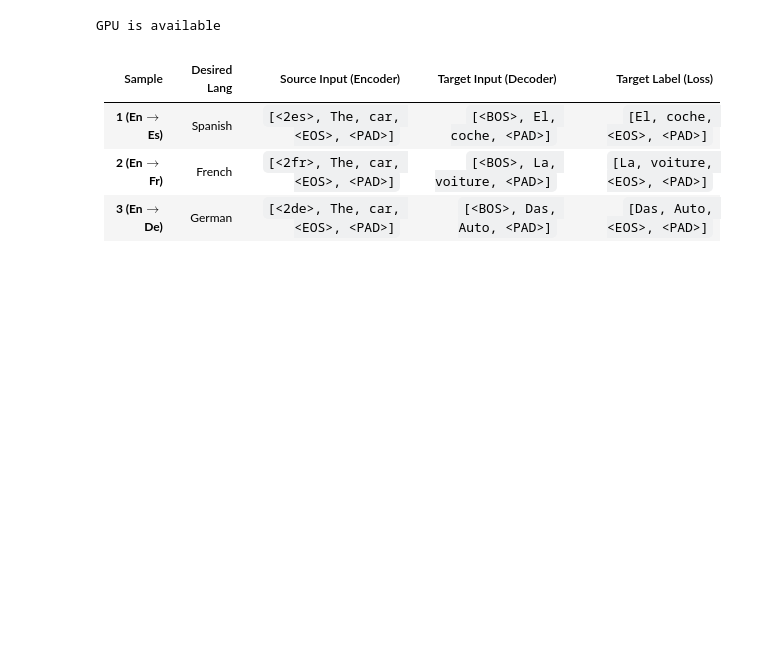
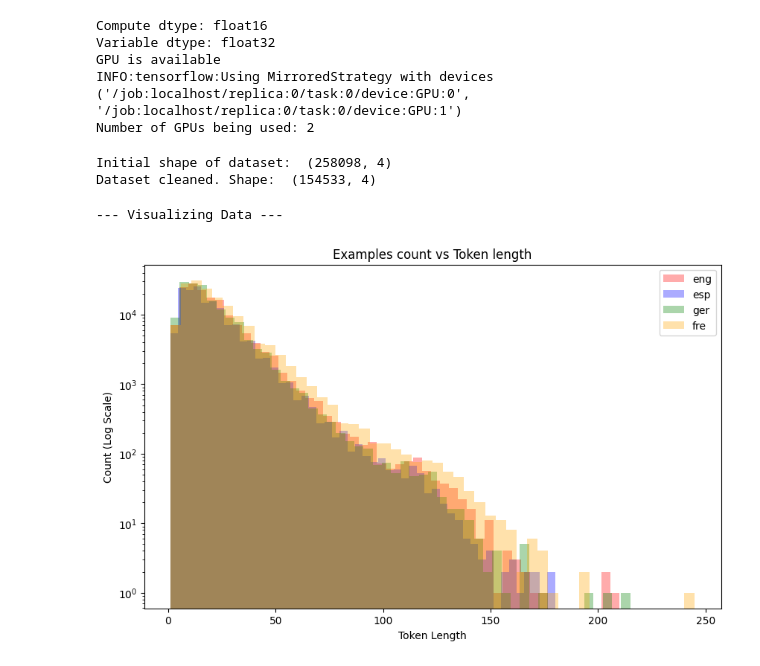
Before and after one commit to Warlord-10/Machine-Learning, a Jupyter notebook: Transformer/MNMT/multi-nmt.ipynb, the cells around one changed output. Drawn from its saved outputs; the diff is of its cells as text; code cells hidden in the pictures; blank space fills up the shorter version.

```diff
--- a/Transformer/MNMT/multi-nmt.ipynb
+++ b/Transformer/MNMT/multi-nmt.ipynb
@@ -1,81 +1,104 @@
 # %%
 import os
+import itertools
+import numpy as np
 import pandas as pd
-import numpy as np
 import tensorflow as tf
 from tensorflow.keras.models import Model, Sequential
 from tensorflow.keras.layers import Dense, Dropout, Embedding, Input, MultiHeadAttention, LayerNormalization, Layer
 from tensorflow.keras.optimizers import Adam
 from tensorflow.keras.callbacks import EarlyStopping, ModelCheckpoint
-import sentencepiece as spm
 from sklearn.model_selection import train_test_split
 import matplotlib.pyplot as plt
-import itertools
-from tokenizers.trainers import BpeTrainer
-from tokenizers import Tokenizer, models, trainers, pre_tokenizers, decoders, normalizers
-from tensorflow.keras import mixed_precision
+from tokenizers import Tokenizer, models, trainers, pre_tokenizers, normalizers
+
+tf.keras.mixed_precision.set_global_policy("mixed_float16")
+print("Compute dtype:", tf.keras.mixed_precision.global_policy().compute_dtype)
+print("Variable dtype:", tf.keras.mixed_precision.global_policy().variable_dtype)
 
 print("GPU is available" if tf.config.list_physical_devices('GPU') else "NOT AVAILABLE")
+
+strategy = tf.distribute.MirroredStrategy()
+print(f"Number of GPUs being used: {strategy.num_replicas_in_sync}")
+
+
+directory = "/kaggle/working/"
+for filename in os.listdir(directory):
+    file_path = os.path.join(directory, filename)
+
+    if os.path.isfile(file_path):
+        os.remove(file_path)
 # %% [output]
+Compute dtype: float16
+Variable dtype: float32
 GPU is available
+INFO:tensorflow:Using MirroredStrategy with devices ('/job:localhost/replica:0/task:0/device:GPU:0', '/job:localhost/replica:0/task:0/device:GPU:1')
+Number of GPUs being used: 2
 # %%
-# --- Configuration ---
 class Config:
-    MIX_VOCAB_SIZE = 32000
-    EMBED_DIM = 128
-    FF_DIM = 1024
+    MIX_VOCAB_SIZE = 24000
+    EMBED_DIM = 512
+    FF_DIM = int(1024)
     NUM_HEADS = 8
 
-    NUM_ENCODER_LAYERS = 4
-    NUM_DECODER_LAYERS = 4
+    NUM_ENCODER_LAYERS = 6
+    NUM_DECODER_LAYERS = 6
     DROPOUT_RATE = 0.1
     MAX_LENGTH = 64
-    BATCH_SIZE = 64
+    BATCH_SIZE = 128
     BUFFER_SIZE = 20000
-    EPOCHS = 50
-    WARMUP_STEPS = 4000
+    EPOCHS = 100
+    WARMUP_STEPS = 8000
 
-    # Use absolute paths or relative to execution
-    DATA_DIR = "/Users/deepanshu.joshi/Documents/Projects/ML/Transformer/MNMT"
+    CSV_PATH = os.path.join("/kaggle/input/datasets/deepanshu10joshi/multi-nmt-dataset", "data.csv")
+
+    DATA_DIR = "/kaggle/working/"
     SP_DIR = os.path.join(DATA_DIR, "sp_data")
     BPE_MODEL_PREFIX = os.path.join(DATA_DIR, "bpe_multi")
-    CSV_PATH = os.path.join(DATA_DIR, "multi-NMT.csv")
     TF_RECORD_TRAIN = os.path.join(DATA_DIR, "train.tfrecord")
     TF_RECORD_VAL = os.path.join(DATA_DIR, "val.tfrecord")
 
     IS_TRAINING = True
 
 config = Config()
+# %%
+def clean_dataset(df):
+    print("Initial shape of dataset: ", df.shape)
+    df = df.dropna()
+    df = df.reset_index(drop=True)
+    print("Dataset cleaned. Shape: ", df.shape)
+    return df
+
+dataset = pd.read_csv(config.CSV_PATH)
+dataset = clean_dataset(dataset)
+# %% [output]
+Initial shape of dataset:  (258098, 4)
+Dataset cleaned. Shape:  (154533, 4)
 # %%
 def visualize_data(df):
     print("--- Visualizing Data ---")
     # Histogram of sentence length in tokens
     # Note: Just splitting by space as a rough approximation similar to original notebook
     eng_length = [len(str(sentence).split()) for sentence in df["english"].dropna()]
     esp_length = [len(str(sentence).split()) for sentence in df["spanish"].dropna()]
     ger_length = [len(str(sentence).split()) for sentence in df["german"].dropna()]
     fre_length = [len(str(sentence).split()) for sentence in df["french"].dropna()]
 
     plt.figure(figsize=(10, 6))
     plt.hist(eng_length, label="eng", color="red", alpha=0.33, bins=50)
     plt.hist(esp_length, label="esp", color="blue", alpha=0.33, bins=50)
     plt.hist(ger_length, label="ger", color="green", alpha=0.33, bins=50)
     plt.hist(fre_length, label="fre", color="orange", alpha=0.33, bins=50)
 
     plt.yscale("log")
     plt.legend()
     plt.title("Examples count vs Token length")
     plt.xlabel("Token Length")
     plt.ylabel("Count (Log Scale)")
+    plt.show()
 
-    output_path = os.path.join(config.DATA_DIR, "dataset_visualization.png")
-    plt.savefig(output_path)
-    print(f"Visualization saved to {output_path}")
-    plt.close()
+visualize_data(dataset)
+# %% [output]
+--- Visualizing Data ---
+[figure, added]
-# %% [markdown]
-| Sample | Desired Lang | Source Input (Encoder) | Target Input (Decoder) | Target Label (Loss) |
-| :--- | :--- | :--- | :--- | :--- |
-| **1 (En$\to$Es)** | Spanish | `[<2es>, The, car, <EOS>, <PAD>]` | `[<BOS>, El, coche, <PAD>]` | `[El, coche, <EOS>, <PAD>]` |
-| **2 (En$\to$Fr)** | French | `[<2fr>, The, car, <EOS>, <PAD>]` | `[<BOS>, La, voiture, <PAD>]`| `[La, voiture, <EOS>, <PAD>]`|
-| **3 (En$\to$De)** | German | `[<2de>, The, car, <EOS>, <PAD>]` | `[<BOS>, Das, Auto, <PAD>]` | `[Das, Auto, <EOS>, <PAD>]` |
 # %%
```
Also changed, not shown: parts of 17 cells of this notebook, 16 other files.
